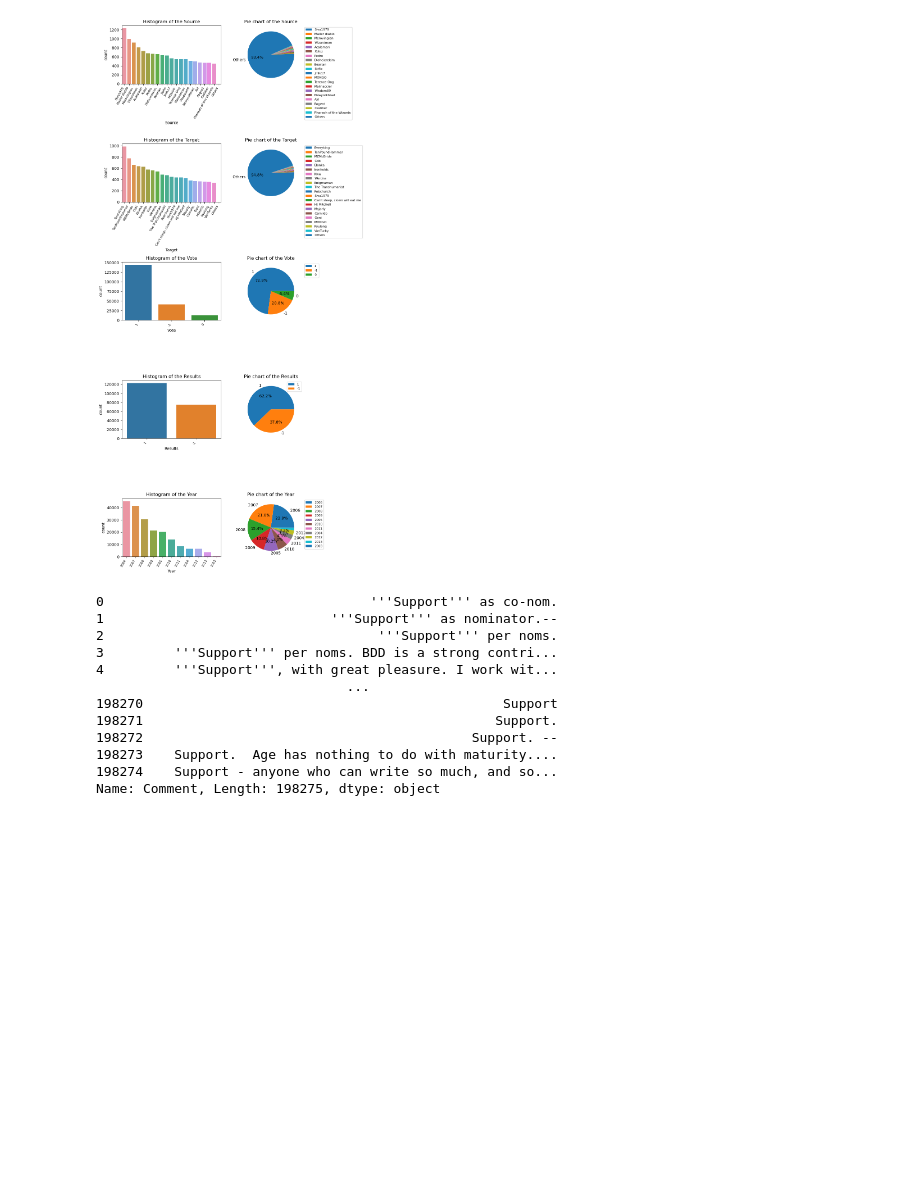
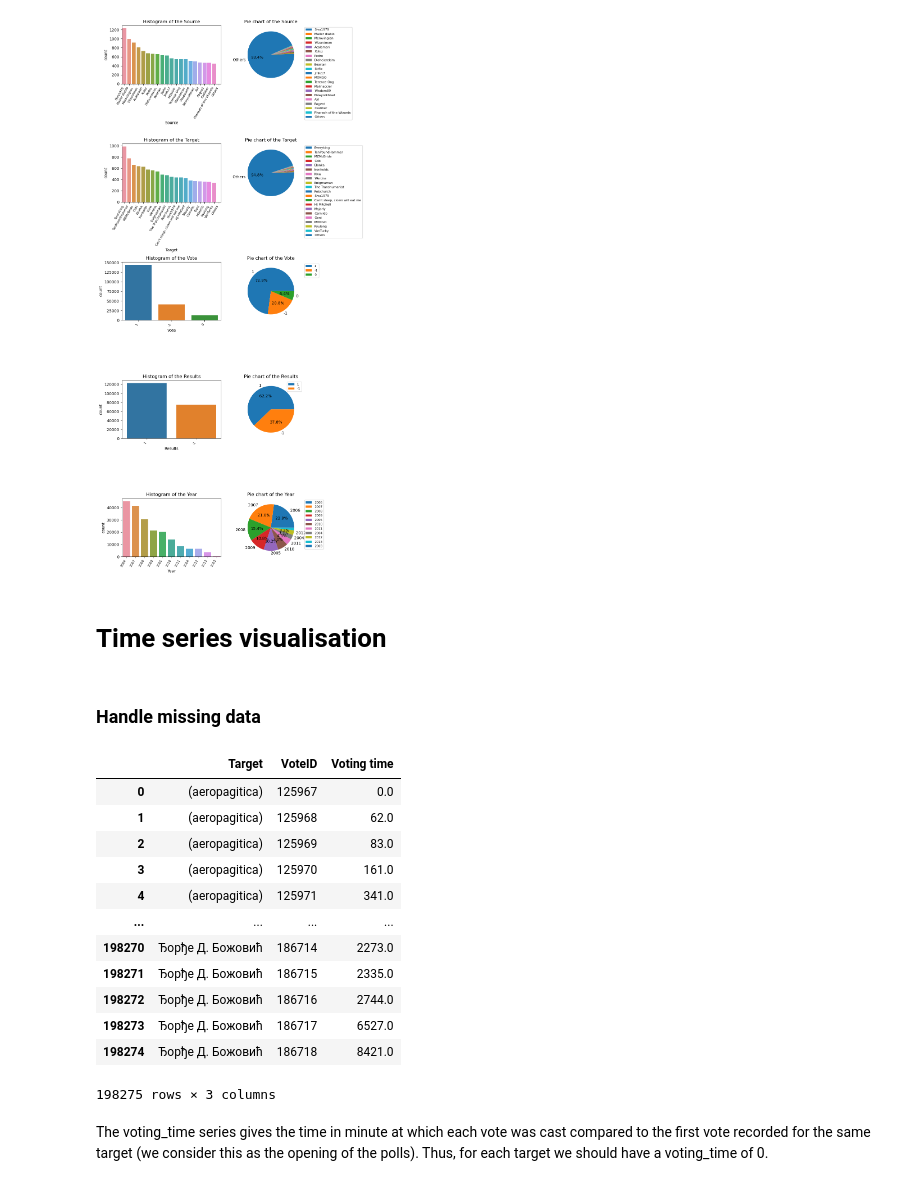
Before and after one commit to epfl-ada/ada-2023-project-abracadabra, a Jupyter notebook: P1_visualisation.ipynb, the cells around one changed output. Cells and saved outputs as stored; diff of their text form; code cells hidden in the pictures; blank space fills up the shorter version.

```diff
--- a/P1_visualisation.ipynb
+++ b/P1_visualisation.ipynb
@@ -162,18 +154,3 @@ fig.tight_layout()
 plt.show()
 # %% [output]
 [figure]
-# %%
-print(all_pairs['Comment'])
-# %% [output]
-0                                  '''Support''' as co-nom.
-1                             '''Support''' as nominator.--
-2                                   '''Support''' per noms.
-3         '''Support''' per noms. BDD is a strong contri...
-4         '''Support''', with great pleasure. I work wit...
-                                ...
-198270                                              Support
-198271                                             Support.
-198272                                          Support. --
-198273    Support.  Age has nothing to do with maturity....
-198274    Support - anyone who can write so much, and so...
-Name: Comment, Length: 198275, dtype: object
@@ -181,0 +157,24 @@ Name: Comment, Length: 198275, dtype: object
+# %% [markdown]
+# Time series visualisation
+# %% [markdown]
+### Handle missing data
+# %%
+voting_time = (all_pairs.groupby('Target').Date.apply(lambda x: x - x.min()).dt.total_seconds()//60).reset_index()
+voting_time.columns = ['Target', 'VoteID', 'Voting time']
+voting_time
+# %% [output]
+|  | Target | VoteID | Voting time |
+| 0 | (aeropagitica) | 125967 | 0.0 |
+| 1 | (aeropagitica) | 125968 | 62.0 |
+| 2 | (aeropagitica) | 125969 | 83.0 |
+| 3 | (aeropagitica) | 125970 | 161.0 |
+| 4 | (aeropagitica) | 125971 | 341.0 |
+| ... | ... | ... | ... |
+| 198270 | Ђорђе Д. Божовић | 186714 | 2273.0 |
+| 198271 | Ђорђе Д. Божовић | 186715 | 2335.0 |
+| 198272 | Ђорђе Д. Божовић | 186716 | 2744.0 |
+| 198273 | Ђорђе Д. Божовић | 186717 | 6527.0 |
+| 198274 | Ђорђе Д. Божовић | 186718 | 8421.0 |
+198275 rows × 3 columns
+# %% [markdown]
+The voting_time series gives the time in minute at which each vote was cast compared to the first vote recorded for the same target (we consider this as the opening of the polls). Thus, for each target we should have a voting_time of 0.
```
Also changed, not shown: parts of 13 cells of this notebook, 1 other file.
